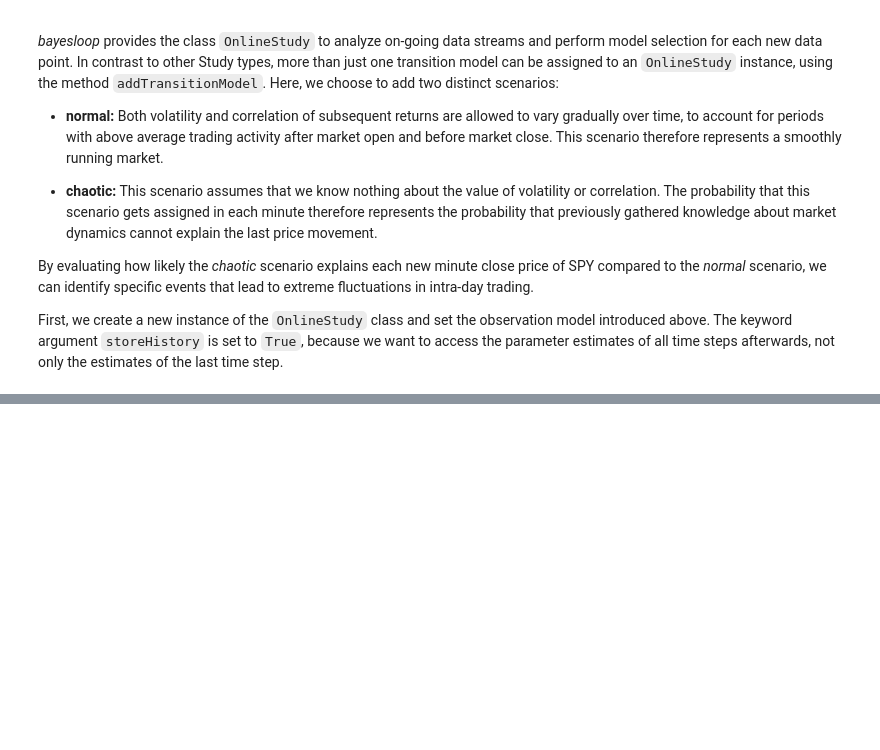
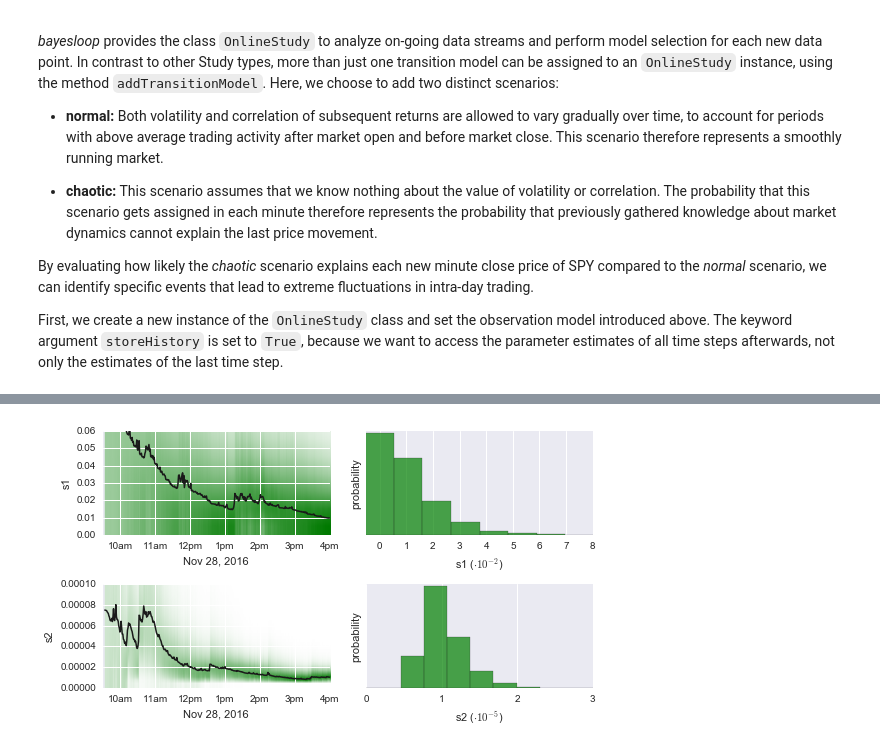
Before and after one commit to christophmark/bayesloop, a Jupyter notebook: docs/source/examples/stockmarketfluctuations.ipynb, the cells around one changed output, grey strips where cells are left out. Saved outputs shown, nothing was run; the diff lists cells and outputs as text; code cells hidden in the pictures; blank space fills up the shorter version.

```diff
--- a/docs/source/examples/stockmarketfluctuations.ipynb
+++ b/docs/source/examples/stockmarketfluctuations.ipynb
@@ -267,0 +303,35 @@ This example has shown that *bayesloop*'s `OnlineStudy` class can identify perio
+# %%
+plt.figure(figsize=(8, 4.5))
+plt.subplot(221)
+S.plotHyperParameterEvolution('s1', color='green')
+plt.xticks([28, 88, 148, 208, 268, 328, 388],
+           ['10am', '11am', '12pm', '1pm', '2pm', '3pm', '4pm'])
+plt.xlabel('Nov 28, 2016')
+plt.xlim([-2, 388])
+plt.ylim([0, 0.06])
+
+plt.subplot(222)
+S.getCurrentHyperParameterDistribution('s1', plot=True, facecolor='green', alpha=0.7)
+plt.yticks([])
+plt.xticks([0, 0.01, 0.02, 0.03, 0.04, 0.05, 0.06, 0.07, 0.08], ['0', '1', '2', '3', '4', '5', '6', '7', '8'])
+plt.xlabel('s1 ($\cdot 10^{-2}$)')
+plt.xlim([-0.005, 0.08])
+
+plt.subplot(223)
+S.plotHyperParameterEvolution('s2', color='green')
+plt.xticks([28, 88, 148, 208, 268, 328, 388],
+           ['10am', '11am', '12pm', '1pm', '2pm', '3pm', '4pm'])
+plt.xlabel('Nov 28, 2016')
+plt.xlim([-2, 388])
+plt.ylim([0, 0.0001])
+
+plt.subplot(224)
+S.getCurrentHyperParameterDistribution('s2', plot=True, facecolor='green', alpha=0.7)
+plt.yticks([])
+plt.xticks([0, 0.00001, 0.00002, 0.00003], ['0', '1', '2', '3'])
+plt.xlabel('s2 ($\cdot 10^{-5}$)')
+plt.xlim([0, 0.00003])
+
+plt.tight_layout()
+# %% [output]
+[figure, added]
```
Also changed, not shown: parts of 40 cells of this notebook.
